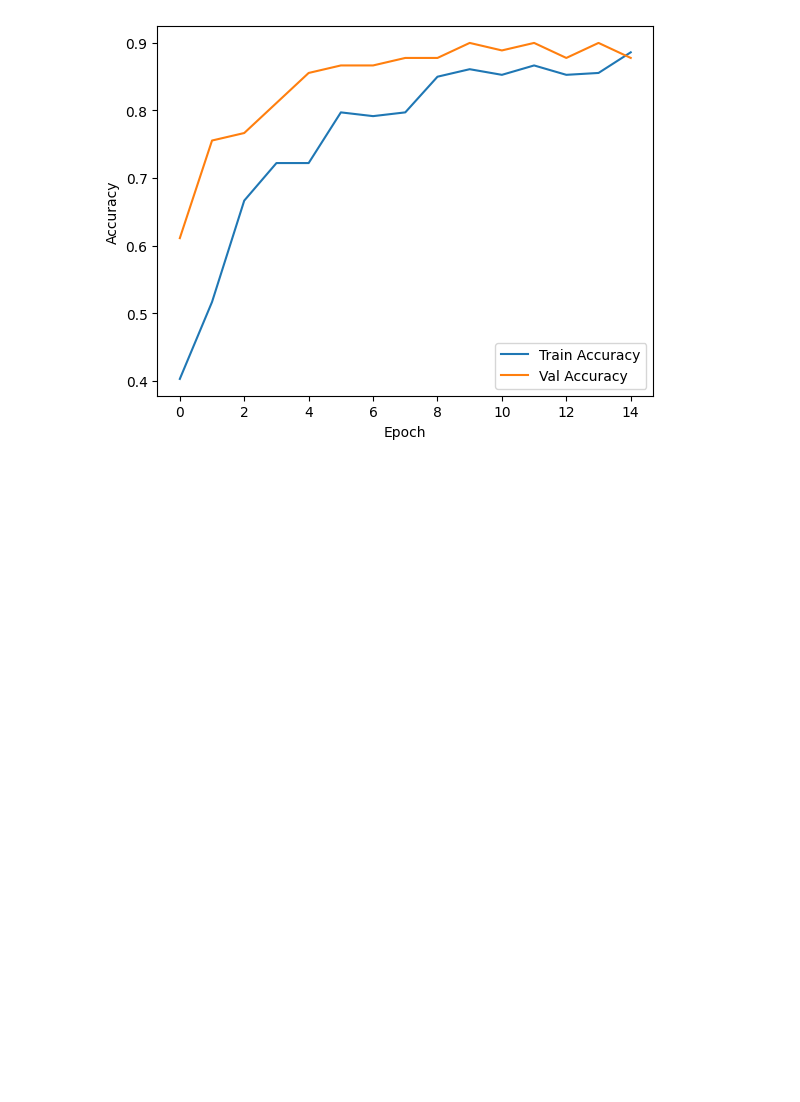
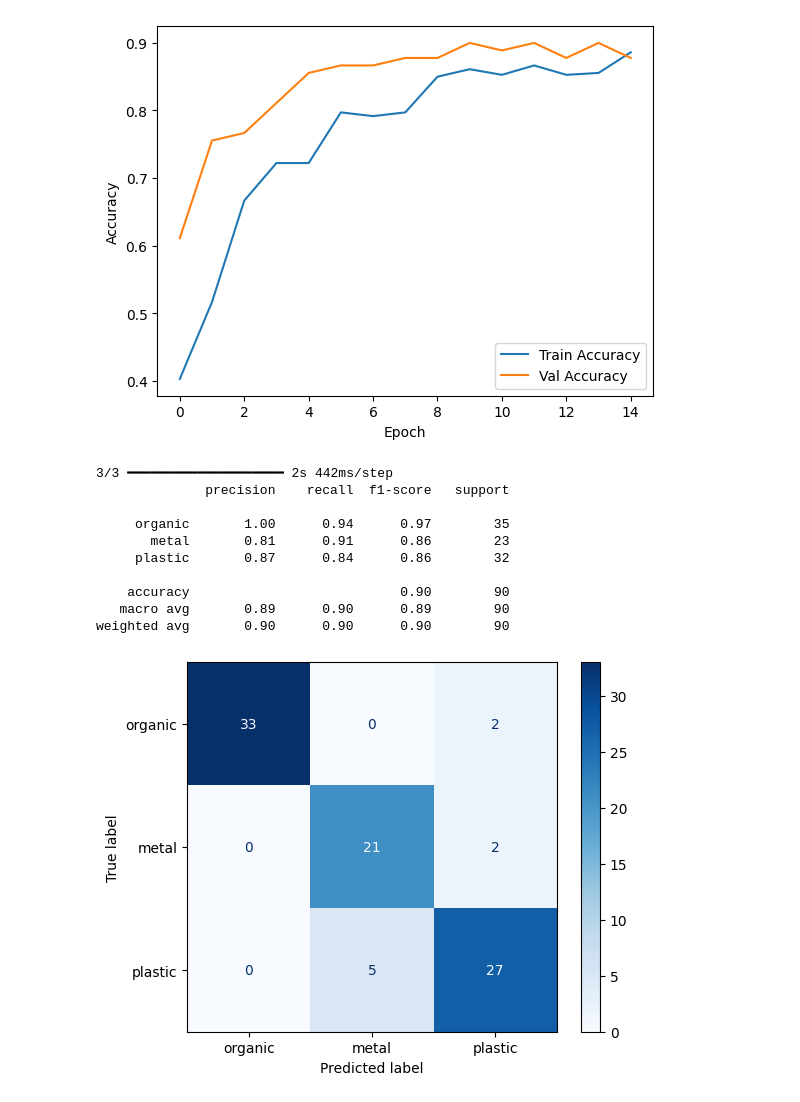
Before and after one commit to BhanukaPannipitiya/ComputerVision, a Jupyter notebook: ComputerVision.ipynb, the cells around one changed output. Saved outputs shown, nothing was run; the diff lists cells and outputs as text; code cells hidden in the pictures; blank space fills up the shorter version.

```diff
--- a/ComputerVision.ipynb
+++ b/ComputerVision.ipynb
@@ -177,3 +177,29 @@ Epoch 15/20
 Epoch 15: early stopping
 Restoring model weights from the end of the best epoch: 10.
 [figure]
+# %%
+# Predictions
+y_pred = model.predict(X_test)
+y_pred_classes = np.argmax(y_pred, axis=1)
+y_true = np.argmax(y_test, axis=1)
+
+# Metrics
+print(classification_report(y_true, y_pred_classes, target_names=category_names))
+
+# Confusion Matrix
+cm = confusion_matrix(y_true, y_pred_classes)
+disp = ConfusionMatrixDisplay(confusion_matrix=cm, display_labels=category_names)
+disp.plot(cmap=plt.cm.Blues)
+plt.show()
+# %% [output]
+3/3 ━━━━━━━━━━━━━━━━━━━━ 2s 442ms/step
+              precision    recall  f1-score   support
+
+     organic       1.00      0.94      0.97        35
+       metal       0.81      0.91      0.86        23
+     plastic       0.87      0.84      0.86        32
+
+    accuracy                           0.90        90
+   macro avg       0.89      0.90      0.89        90
+weighted avg       0.90      0.90      0.90        90
+[figure, added]
```
Also changed, not shown: 2 other files.
